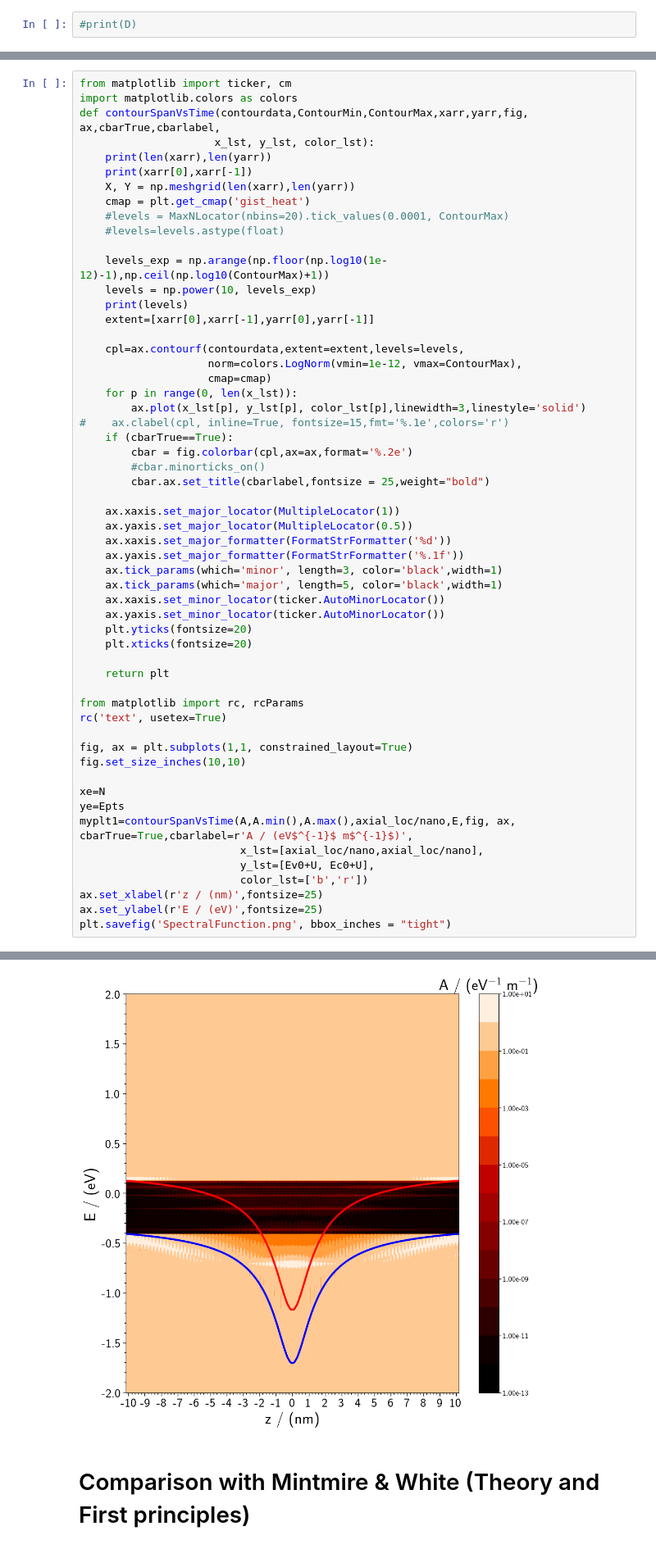
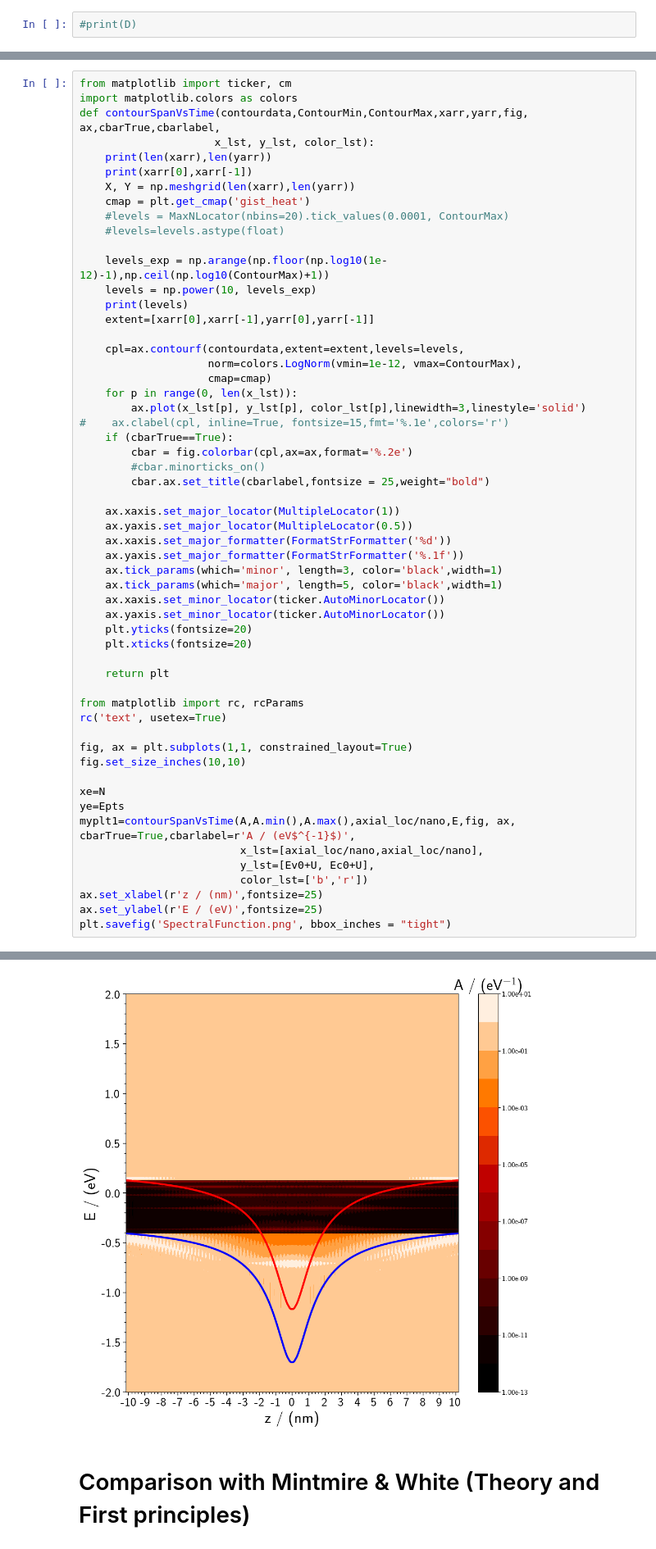
Before and after one commit to AMReX-Microelectronics/Electrostatic, a Jupyter notebook: Tools/NEGF/PointContact/NEGF_Equilibrium_PointCharge.ipynb, the cells around one changed output, grey strips where cells are left out. Shown at 82% size. Drawn from its saved outputs; the diff is of its cells as text.

```diff
--- a/Tools/NEGF/PointContact/NEGF_Equilibrium_PointCharge.ipynb
+++ b/Tools/NEGF/PointContact/NEGF_Equilibrium_PointCharge.ipynb
@@ -865,35 +865,35 @@ def contourSpanVsTime(contourdata,ContourMin,ContourMax,xarr,yarr,fig, ax,cbarTr
     ax.xaxis.set_major_formatter(FormatStrFormatter('%d'))
     ax.yaxis.set_major_formatter(FormatStrFormatter('%.1f'))
     ax.tick_params(which='minor', length=3, color='black',width=1)
     ax.tick_params(which='major', length=5, color='black',width=1)
     ax.xaxis.set_minor_locator(ticker.AutoMinorLocator())
     ax.yaxis.set_minor_locator(ticker.AutoMinorLocator())
     plt.yticks(fontsize=20)
     plt.xticks(fontsize=20)
 
     return plt
 
 from matplotlib import rc, rcParams
 rc('text', usetex=True)
 
 fig, ax = plt.subplots(1,1, constrained_layout=True)
 fig.set_size_inches(10,10)
 
 xe=N
 ye=Epts
-myplt1=contourSpanVsTime(A,A.min(),A.max(),axial_loc/nano,E,fig, ax, cbarTrue=True,cbarlabel=r'A / (eV$^{-1}$ m$^{-1}$)',
+myplt1=contourSpanVsTime(A,A.min(),A.max(),axial_loc/nano,E,fig, ax, cbarTrue=True,cbarlabel=r'A / (eV$^{-1}$)',
                          x_lst=[axial_loc/nano,axial_loc/nano],
                          y_lst=[Ev0+U, Ec0+U],
                          color_lst=['b','r'])
 ax.set_xlabel(r'z / (nm)',fontsize=25)
 ax.set_ylabel(r'E / (eV)',fontsize=25)
 plt.savefig('SpectralFunction.png', bbox_inches = "tight")
 # %% [output]
 192 1000
 -10.152999999999999 10.153
 [1.e-13 1.e-12 1.e-11 1.e-10 1.e-09 1.e-08 1.e-07 1.e-06 1.e-05 1.e-04
  1.e-03 1.e-02 1.e-01 1.e+00 1.e+01]
-[figure, old version]
+[figure, new version]
 # %% [markdown]
 # Comparison with Mintmire & White (Theory and First principles)
 # %%
```
Also changed, not shown: parts of 6 cells of this notebook.
